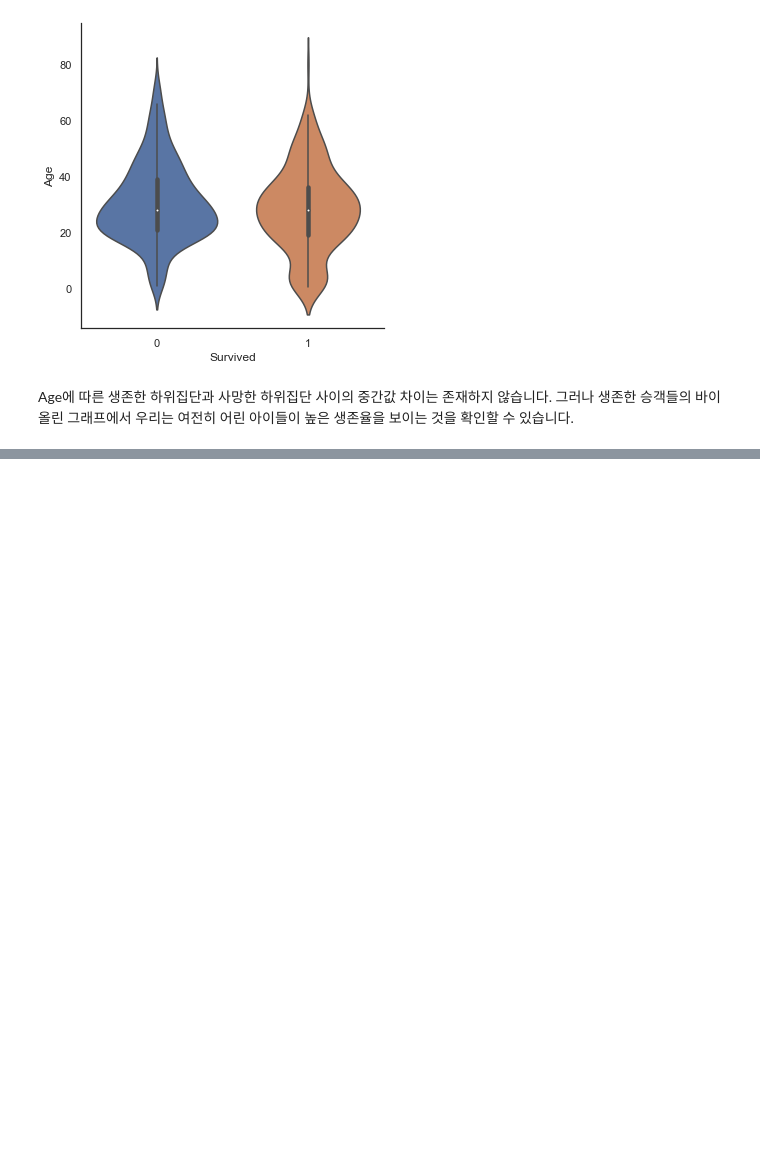
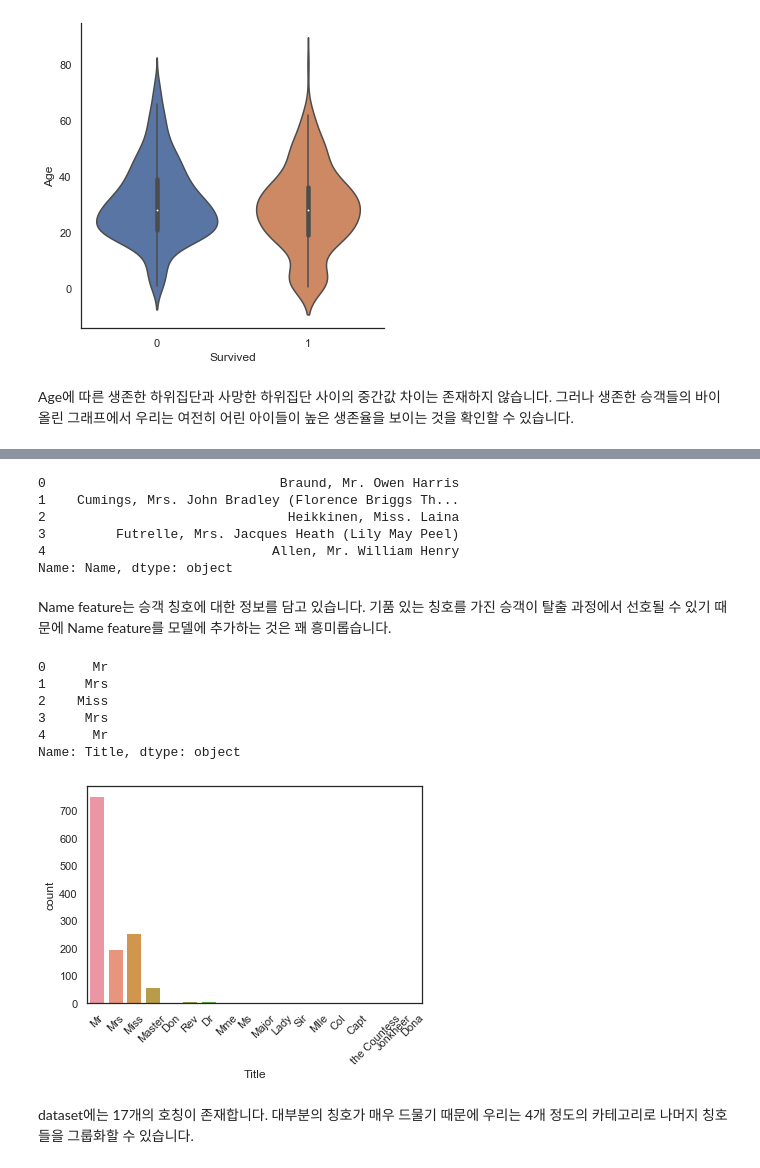
Before and after one commit to brstar96/KaggleKernelTranscription, a Jupyter notebook: 01- Titanic_Top_4%_with_ensemble_modeling/Titanic_Top_4%_with_ensemble_modeling.ipynb, the cells around one changed output, grey strips where cells are left out. Drawn from its saved outputs; the diff is of its cells as text; code cells hidden in the pictures; blank space fills up the shorter version.

```diff
--- a/01- Titanic_Top_4%_with_ensemble_modeling/Titanic_Top_4%_with_ensemble_modeling.ipynb
+++ b/01- Titanic_Top_4%_with_ensemble_modeling/Titanic_Top_4%_with_ensemble_modeling.ipynb
@@ -513,0 +518,30 @@ Age에 따른 생존한 하위집단과 사망한 하위집단 사이의 중간
+# %%
+dataset['Name'].head()
+# %% [output]
+0                              Braund, Mr. Owen Harris
+1    Cumings, Mrs. John Bradley (Florence Briggs Th...
+2                               Heikkinen, Miss. Laina
+3         Futrelle, Mrs. Jacques Heath (Lily May Peel)
+4                             Allen, Mr. William Henry
+Name: Name, dtype: object
+# %% [markdown]
+Name feature는 승객 칭호에 대한 정보를 담고 있습니다. 기품 있는 칭호를 가진 승객이 탈출 과정에서 선호될 수 있기 때문에 Name feature를 모델에 추가하는 것은 꽤 흥미롭습니다.
+# %%
+# Name으로부터 칭호 가져오기
+dataset_title = [i.split(",")[1].split(".")[0].strip() for i in dataset["Name"]]
+dataset['Title'] = pd.Series(dataset_title)
+dataset["Title"].head()
+# %% [output]
+0      Mr
+1     Mrs
+2    Miss
+3     Mrs
+4      Mr
+Name: Title, dtype: object
+# %%
+g = sns.countplot(x='Title', data=dataset)
+g = plt.setp(g.get_xticklabels(), rotation=45)
+# %% [output]
+[figure, added]
+# %% [markdown]
+dataset에는 17개의 호칭이 존재합니다. 대부분의 칭호가 매우 드물기 때문에 우리는 4개 정도의 카테고리로 나머지 칭호들을 그룹화할 수 있습니다.
```
Also changed, not shown: parts of 47 cells of this notebook.
